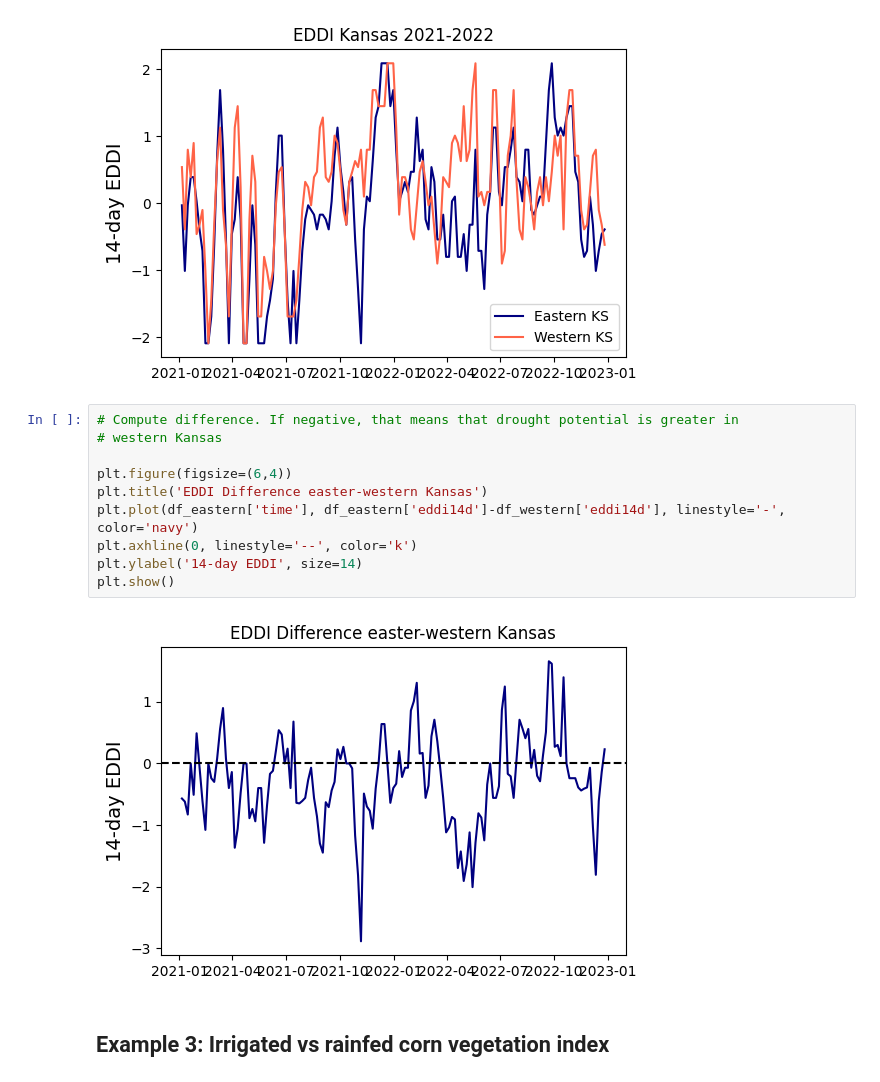
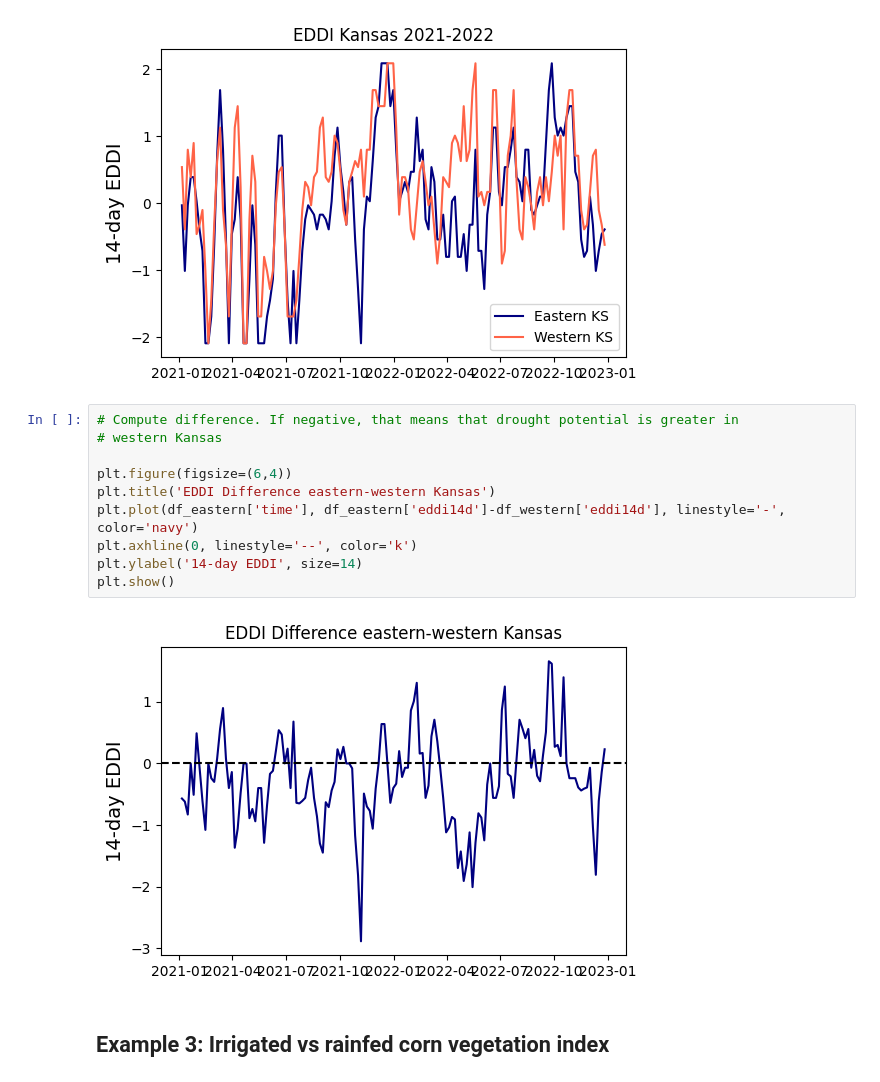
Before and after one commit to soilwater/pynotes-gee, a Jupyter notebook: notebooks/time_series_at_a_point.ipynb, the cells around one changed output. Saved outputs shown, nothing was run; the diff lists cells and outputs as text.

```diff
--- a/notebooks/time_series_at_a_point.ipynb
+++ b/notebooks/time_series_at_a_point.ipynb
@@ -136,15 +136,15 @@ plt.show()
 # %%
 # Compute difference. If negative, that means that drought potential is greater in
 # western Kansas
 
 plt.figure(figsize=(6,4))
-plt.title('EDDI Difference easter-western Kansas')
+plt.title('EDDI Difference eastern-western Kansas')
 plt.plot(df_eastern['time'], df_eastern['eddi14d']-df_western['eddi14d'], linestyle='-', color='navy')
 plt.axhline(0, linestyle='--', color='k')
 plt.ylabel('14-day EDDI', size=14)
 plt.show()
 # %% [output]
-[figure, old version]
+[figure, new version]
 # %% [markdown]
 ## Example 3: Irrigated vs rainfed corn vegetation index
 # %%
```
Also changed, not shown: parts of 1 cell of this notebook, 9 other files.
